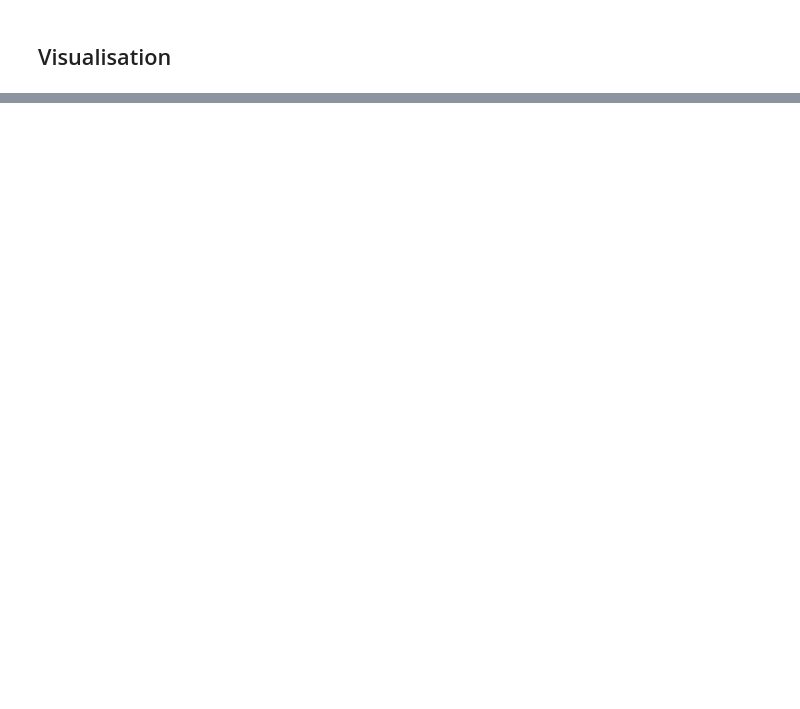
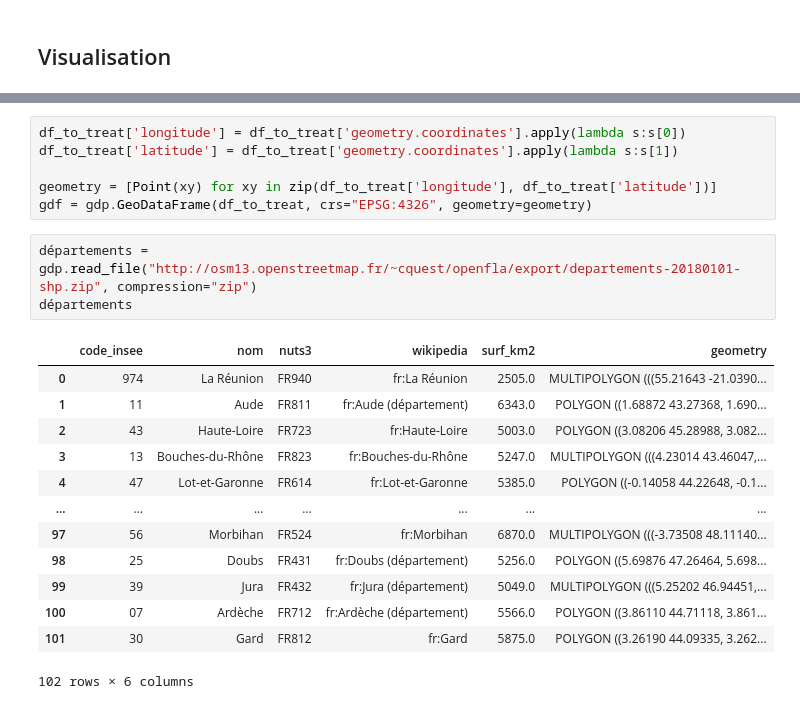
Before and after one commit to GerardTho/CulturalEvents_MapAvailibility, a Jupyter notebook: Project.ipynb, the cells around one changed output, grey strips where cells are left out. Saved outputs shown, nothing was run; the diff lists cells and outputs as text; blank space fills up the shorter version.

```diff
--- a/Project.ipynb
+++ b/Project.ipynb
@@ -447,0 +347,23 @@ df_to_treat['pricing_info'].hist()
+# %%
+df_to_treat['longitude'] = df_to_treat['geometry.coordinates'].apply(lambda s:s[0])
+df_to_treat['latitude'] = df_to_treat['geometry.coordinates'].apply(lambda s:s[1])
+
+geometry = [Point(xy) for xy in zip(df_to_treat['longitude'], df_to_treat['latitude'])]
+gdf = gdp.GeoDataFrame(df_to_treat, crs="EPSG:4326", geometry=geometry)
+# %%
+départements = gdp.read_file("http://osm13.openstreetmap.fr/~cquest/openfla/export/departements-20180101-shp.zip", compression="zip")
+départements
+# %% [output]
+|  | code_insee | nom | nuts3 | wikipedia | surf_km2 | geometry |
+| 0 | 974 | La Réunion | FR940 | fr:La Réunion | 2505.0 | MULTIPOLYGON (((55.21643 -21.0390... |
+| 1 | 11 | Aude | FR811 | fr:Aude (département) | 6343.0 | POLYGON ((1.68872 43.27368, 1.690... |
+| 2 | 43 | Haute-Loire | FR723 | fr:Haute-Loire | 5003.0 | POLYGON ((3.08206 45.28988, 3.082... |
+| 3 | 13 | Bouches-du-Rhône | FR823 | fr:Bouches-du-Rhône | 5247.0 | MULTIPOLYGON (((4.23014 43.46047,... |
+| 4 | 47 | Lot-et-Garonne | FR614 | fr:Lot-et-Garonne | 5385.0 | POLYGON ((-0.14058 44.22648, -0.1... |
+| ... | ... | ... | ... | ... | ... | ... |
+| 97 | 56 | Morbihan | FR524 | fr:Morbihan | 6870.0 | MULTIPOLYGON (((-3.73508 48.11140... |
+| 98 | 25 | Doubs | FR431 | fr:Doubs (département) | 5256.0 | POLYGON ((5.69876 47.26464, 5.698... |
+| 99 | 39 | Jura | FR432 | fr:Jura (département) | 5049.0 | MULTIPOLYGON (((5.25202 46.94451,... |
+| 100 | 07 | Ardèche | FR712 | fr:Ardèche (département) | 5566.0 | POLYGON ((3.86110 44.71118, 3.861... |
+| 101 | 30 | Gard | FR812 | fr:Gard | 5875.0 | POLYGON ((3.26190 44.09335, 3.262... |
+102 rows × 6 columns
```
Also changed, not shown: parts of 22 cells of this notebook.
